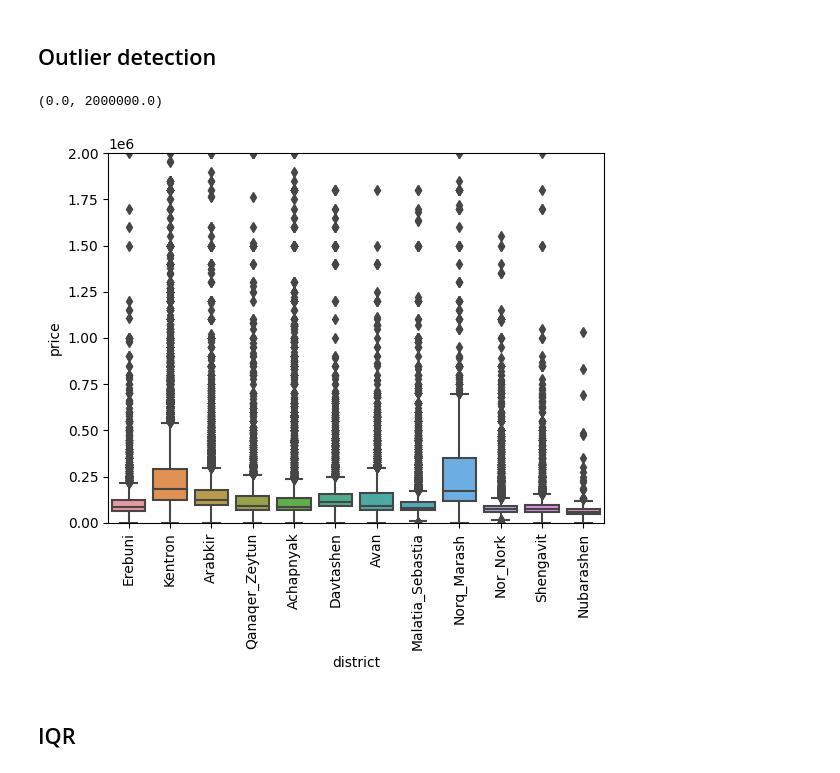
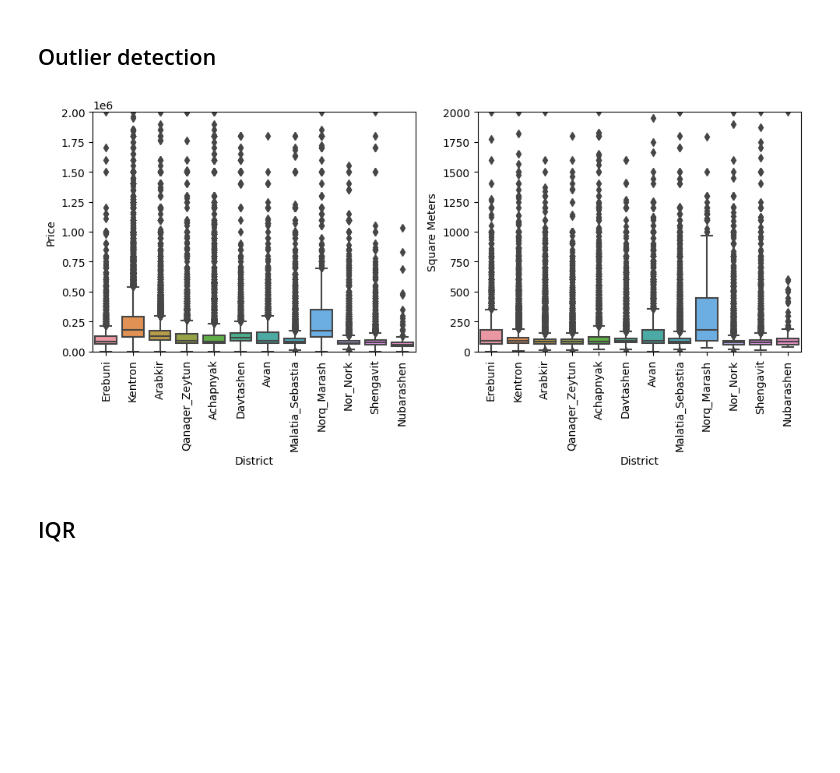
Before and after one commit to AvoDzis/capstone-real-estate, a Jupyter notebook: code/yerevan_historical_cleaning.ipynb, the cells around one changed output. Cells and saved outputs as stored; diff of their text form; code cells hidden in the pictures; blank space fills up the shorter version.

```diff
--- a/code/yerevan_historical_cleaning.ipynb
+++ b/code/yerevan_historical_cleaning.ipynb
@@ -213,13 +213,29 @@ district                            0
 dtype: int64
 # %% [markdown]
 ## Outlier detection
-# %%
-sns.boxplot(x='district', y='price', data=filtered_df)
-plt.xticks(rotation=90)
-plt.ylim(0, 2000000)
-# %% [output]
-(0.0, 2000000.0)
-[figure, removed]
+# %%
+# Create a figure with two subplots
+fig, (ax1, ax2) = plt.subplots(ncols=2, figsize=(10, 5))
+
+# Plot the price boxplot on the first subplot
+sns.boxplot(x='district', y='price', data=filtered_df, ax=ax1)
+ax1.set_xticklabels(ax1.get_xticklabels(), rotation=90)
+ax1.set_ylim(0, 2000000)
+ax1.set_xlabel('District')
+ax1.set_ylabel('Price')
+
+# Plot the square_meters boxplot on the second subplot
+sns.boxplot(x='district', y='square_meters', data=filtered_df, ax=ax2)
+ax2.set_xticklabels(ax2.get_xticklabels(), rotation=90)
+ax2.set_ylim(0, 2000)
+ax2.set_xlabel('District')
+ax2.set_ylabel('Square Meters')
+
+# Show the plot
+plt.tight_layout()
+plt.show()
+# %% [output]
+[figure, added]
 # %% [markdown]
 ## IQR
 # %% [markdown]
```
Also changed, not shown: 1 other file.
